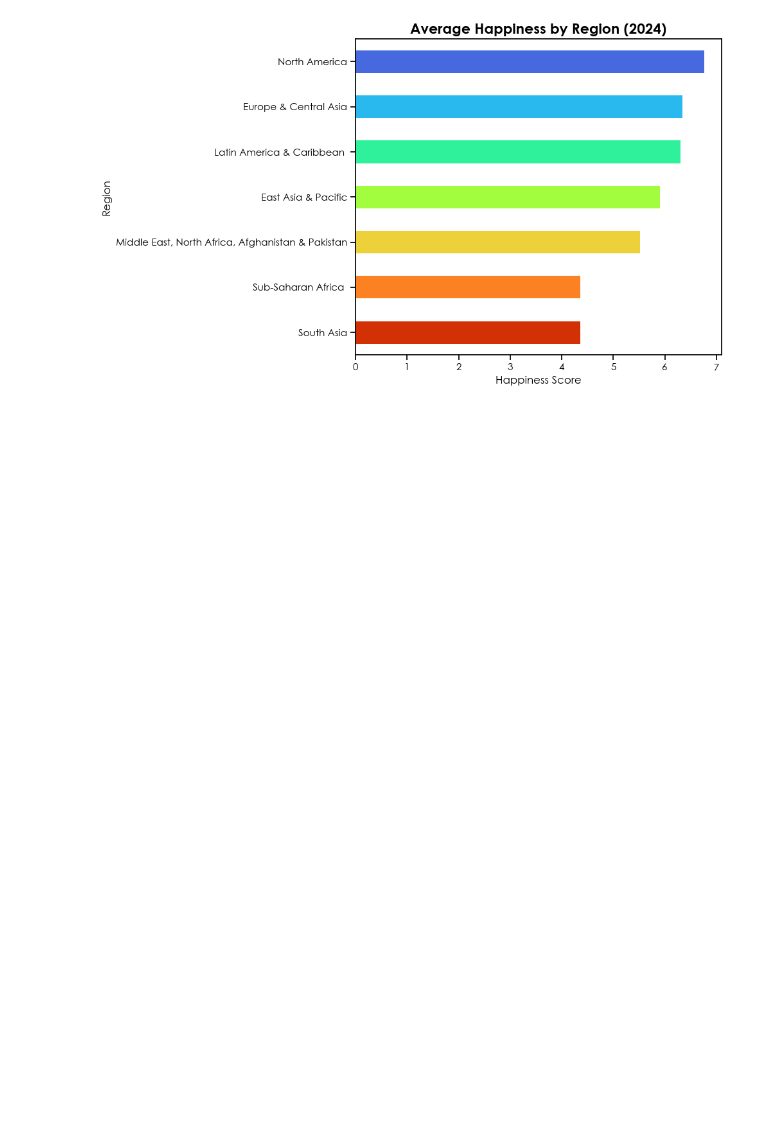
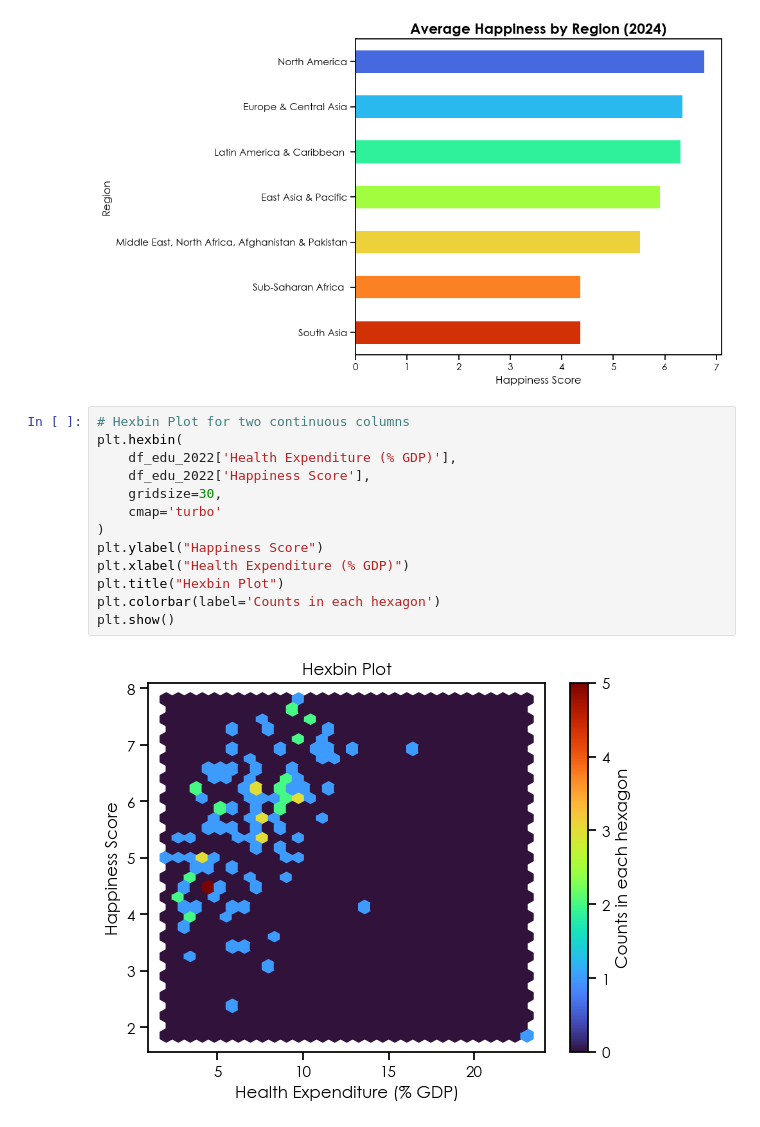
Before and after one commit to bgizzle78/C11_Capstone, a Jupyter notebook: notebooks/visuals_final.ipynb, the cells around one changed output. Drawn from its saved outputs; the diff is of its cells as text; blank space fills up the shorter version.

```diff
--- a/notebooks/visuals_final.ipynb
+++ b/notebooks/visuals_final.ipynb
@@ -661,3 +675,18 @@ plt.tight_layout()
 plt.show()
 # %% [output]
 [figure]
+# %%
+# Hexbin Plot for two continuous columns
+plt.hexbin(
+    df_edu_2022['Health Expenditure (% GDP)'],
+    df_edu_2022['Happiness Score'],
+    gridsize=30,
+    cmap='turbo'
+)
+plt.ylabel("Happiness Score")
+plt.xlabel("Health Expenditure (% GDP)")
+plt.title("Hexbin Plot")
+plt.colorbar(label='Counts in each hexagon')
+plt.show()
+# %% [output]
+[figure, added]
```
Also changed, not shown: parts of 6 cells of this notebook, 2 other files.
